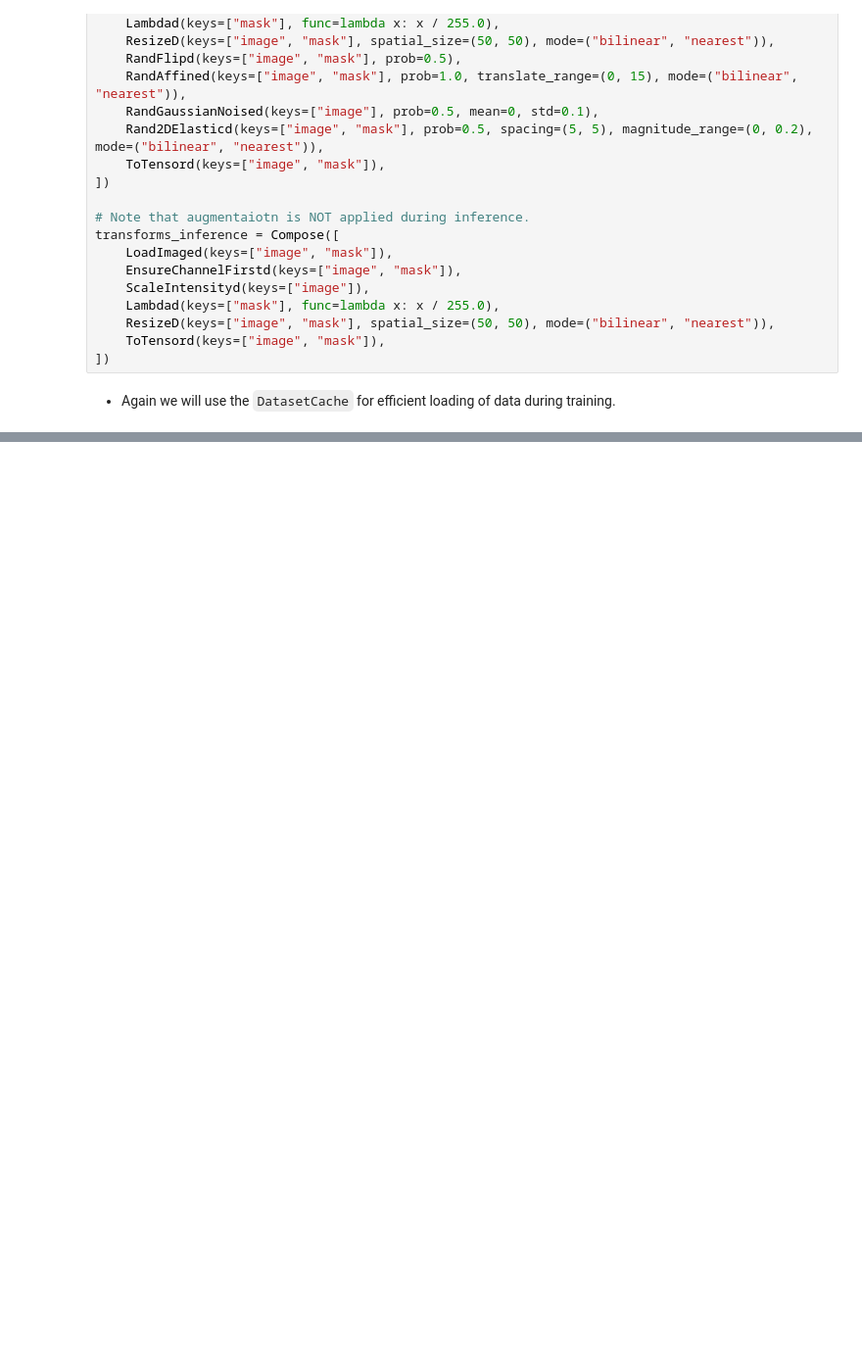
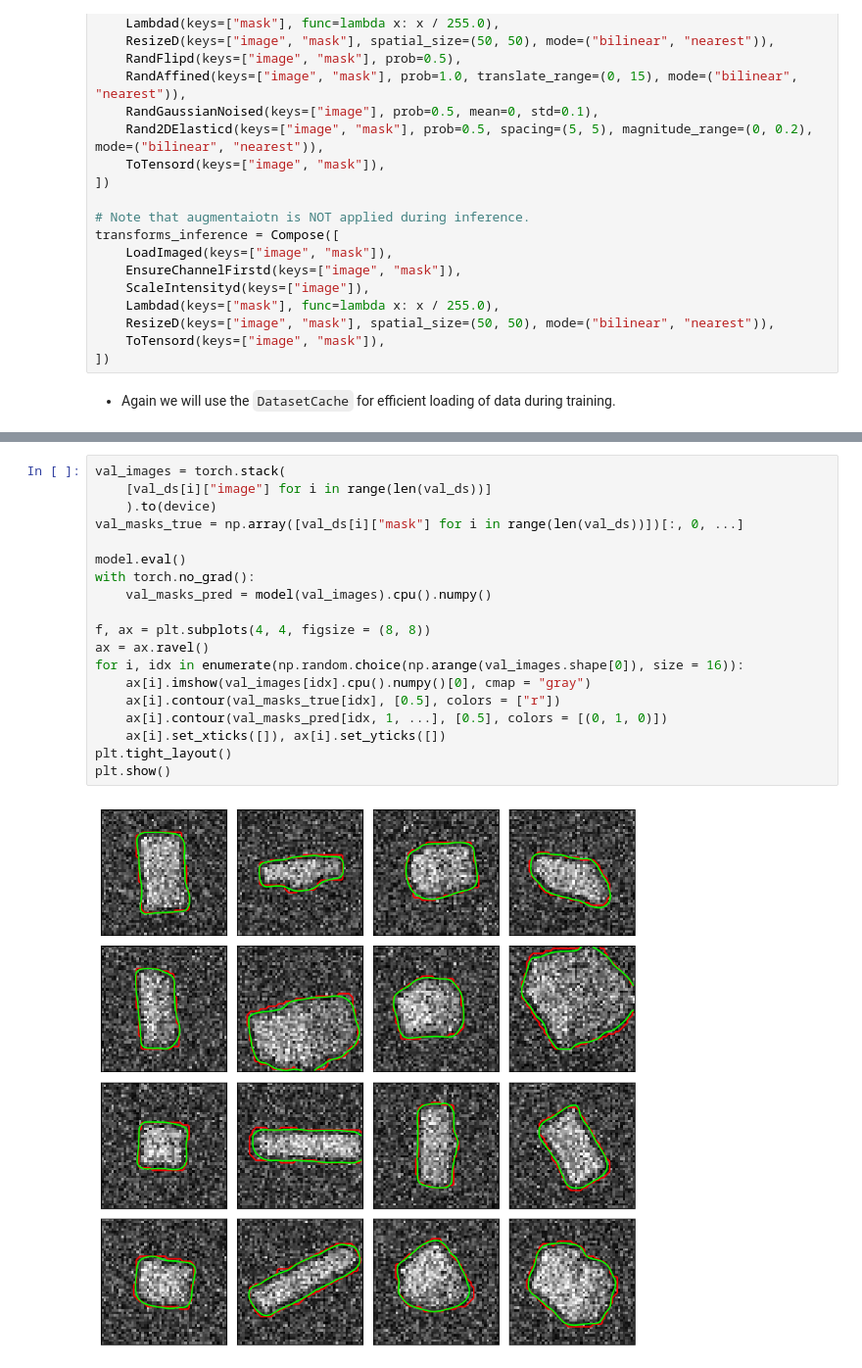
Before and after one commit to mdblackledge/theoryofimaging2, a Jupyter notebook: workshop/practical_exercises.ipynb, the cells around one changed output, grey strips where cells are left out. Shown at 98% size. Drawn from its saved outputs; the diff is of its cells as text; blank space fills up the shorter version.

```diff
--- a/workshop/practical_exercises.ipynb
+++ b/workshop/practical_exercises.ipynb
@@ -1242,0 +1345,21 @@ class UNet2D(nn.Module):
+# %%
+val_images = torch.stack(
+    [val_ds[i]["image"] for i in range(len(val_ds))]
+    ).to(device)
+val_masks_true = np.array([val_ds[i]["mask"] for i in range(len(val_ds))])[:, 0, ...]
+
+model.eval()
+with torch.no_grad():
+    val_masks_pred = model(val_images).cpu().numpy()
+
+f, ax = plt.subplots(4, 4, figsize = (8, 8))
+ax = ax.ravel()
+for i, idx in enumerate(np.random.choice(np.arange(val_images.shape[0]), size = 16)):
+    ax[i].imshow(val_images[idx].cpu().numpy()[0], cmap = "gray")
+    ax[i].contour(val_masks_true[idx], [0.5], colors = ["r"])
+    ax[i].contour(val_masks_pred[idx, 1, ...], [0.5], colors = [(0, 1, 0)])
+    ax[i].set_xticks([]), ax[i].set_yticks([])
+plt.tight_layout()
+plt.show()
+# %% [output]
+[figure, added]
```
Also changed, not shown: parts of 8 cells of this notebook.
